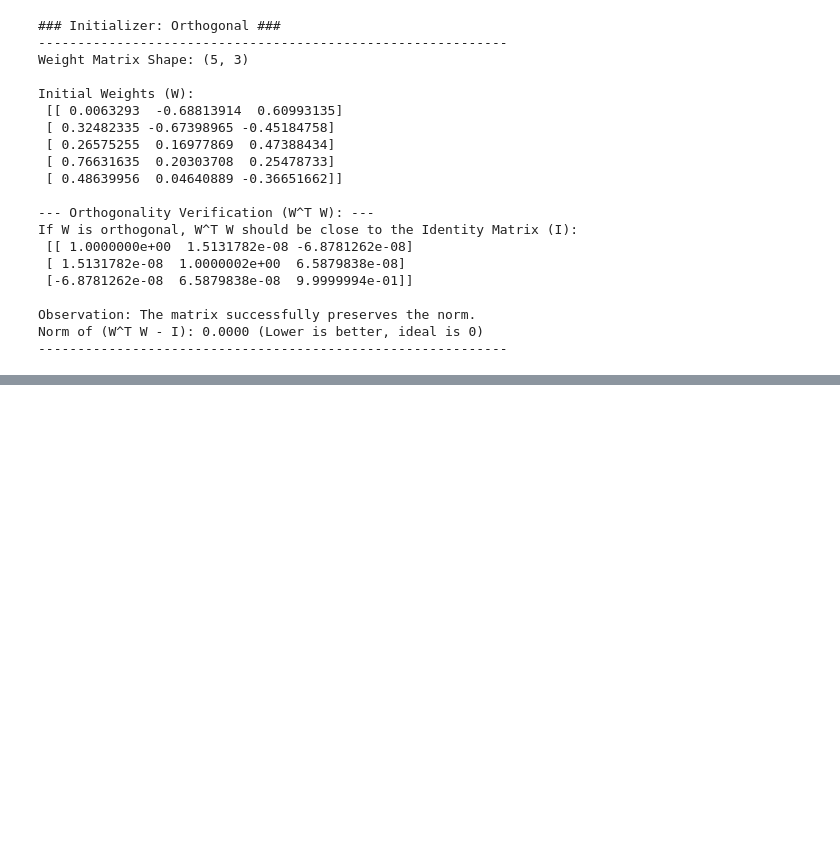
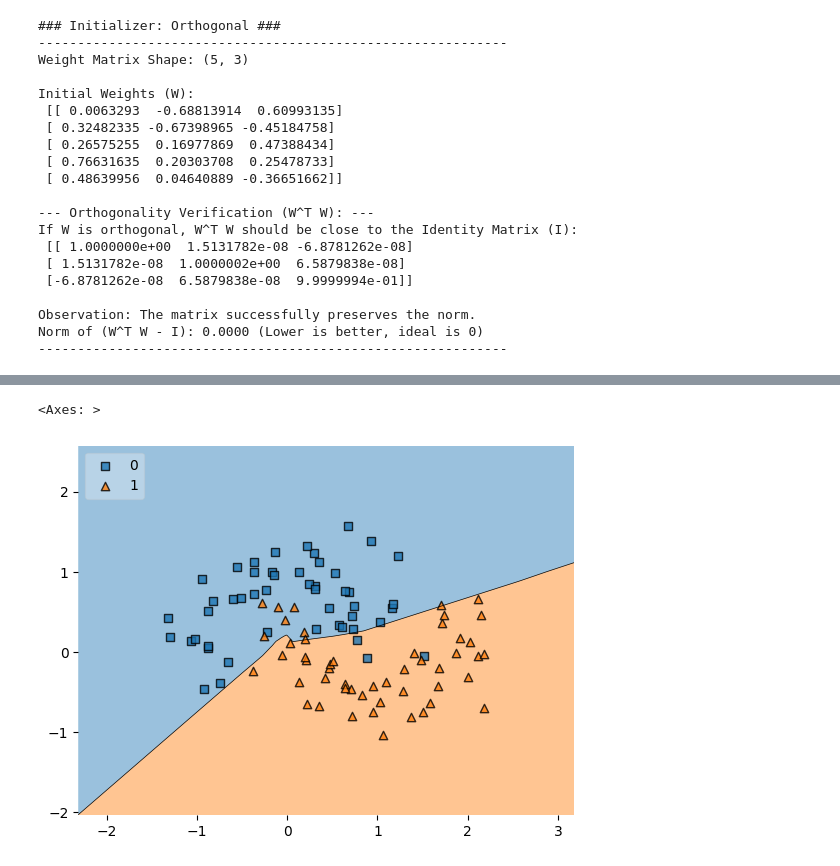
Before and after one commit to Naman-Agrawal19/DL, a Jupyter notebook: weight_initialization_techniques.ipynb, the cells around one changed output, grey strips where cells are left out. Cells and saved outputs as stored; diff of their text form; code cells hidden in the pictures; blank space fills up the shorter version.

```diff
--- a/weight_initialization_techniques.ipynb
+++ b/weight_initialization_techniques.ipynb
@@ -691,0 +718,3 @@ Norm of (W^T W - I): 0.0000 (Lower is better, ideal is 0)
+# %%
+X = df.iloc[:,0:2].values
+y = df.iloc[:,-1].values
@@ -691,0 +726,10 @@ Norm of (W^T W - I): 0.0000 (Lower is better, ideal is 0)
+# %%
+model = Sequential()
+model.add(Input(shape=(2,)))
+model.add(Dense(10,activation='relu',kernel_initializer='he_normal'))
+model.add(Dense(10,activation='relu',kernel_initializer='he_normal'))
+model.add(Dense(10,activation='relu',kernel_initializer='he_normal'))
+model.add(Dense(10,activation='relu',kernel_initializer='he_normal'))
+model.add(Dense(1,activation='sigmoid'))
+
+model.summary()
@@ -691,0 +774,4 @@ Norm of (W^T W - I): 0.0000 (Lower is better, ideal is 0)
+# %%
+model.compile(loss='binary_crossentropy',optimizer='adam',metrics=['accuracy'])
+# %%
+history = model.fit(X,y,epochs=100,validation_split=0.2)
@@ -691,0 +796,4 @@ Norm of (W^T W - I): 0.0000 (Lower is better, ideal is 0)
+# %%
+from mlxtend.plotting import plot_decision_regions
+plot_decision_regions(X,y.astype('int'), clf=model, legend=2)
+# %% [output]
@@ -691,0 +801,2 @@ Norm of (W^T W - I): 0.0000 (Lower is better, ideal is 0)
+<Axes: >
+[figure, added]
```
Also changed, not shown: parts of 25 cells of this notebook.
